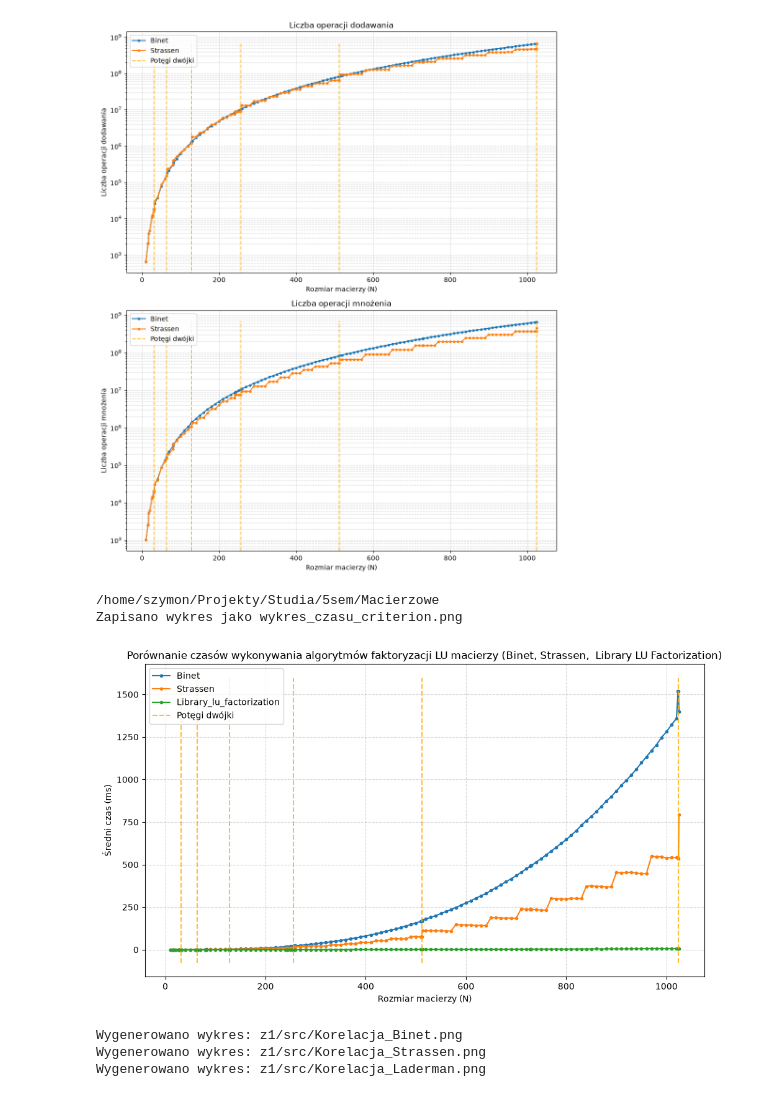
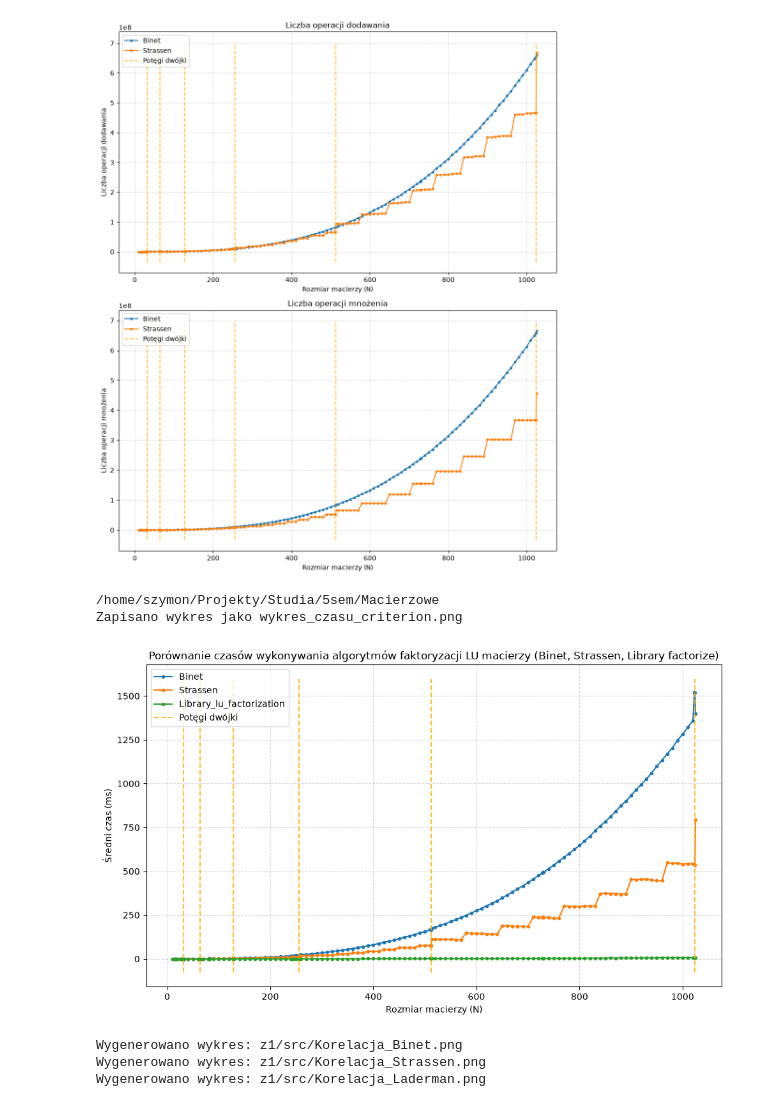
Before and after one commit to Szymbuk/Algorytmy_Macierzowe, a Jupyter notebook: z2/src/result_visualization_lu.ipynb, the cells around one changed output. Cells and saved outputs as stored; diff of their text form; code cells hidden in the pictures.

Commit message:
Changed plot titles, removed unused library from toml

```diff
--- a/z2/src/result_visualization_lu.ipynb
+++ b/z2/src/result_visualization_lu.ipynb
@@ -15,36 +15,36 @@ power_of_two_sizes = [2**i for i in range(5, 11)]  # Rozmiary macierzy będące
 
 
 
 ax1.plot(binet_operation_results['Size'], binet_operation_results['Additions'], label='Binet', marker='.', linestyle='-')
 ax1.plot(strassen_operation_results['Size'], strassen_operation_results['Additions'], label='Strassen', marker='.', linestyle='-')
 ax1.vlines(power_of_two_sizes, ymin=ax1.get_ylim()[0], ymax=ax1.get_ylim()[1], colors='#FFAE00',label='Potęgi dwójki', linestyles='dashed', alpha=0.8)
 ax1.set_title('Liczba operacji dodawania')
 ax1.set_xlabel('Rozmiar macierzy (N)')
 ax1.set_ylabel('Liczba operacji dodawania')
-ax1.set_yscale('log') # Skala logarytmiczna
+# ax1.set_yscale('log') # Skala logarytmiczna
 ax1.grid(True, which="both", ls="--", alpha=0.5)
 ax1.legend()
 
 
 ax2.plot(binet_operation_results['Size'], binet_operation_results['Multiplications'], label='Binet', marker='.', linestyle='-')
 ax2.plot(strassen_operation_results['Size'], strassen_operation_results['Multiplications'], label='Strassen', marker='.', linestyle='-')
 ax2.vlines(power_of_two_sizes, ymin=ax2.get_ylim()[0], ymax=ax2.get_ylim()[1], colors='#FFAE00',label='Potęgi dwójki', linestyles='dashed', alpha=0.8)
 ax2.set_title('Liczba operacji mnożenia')
 ax2.set_xlabel('Rozmiar macierzy (N)')
 ax2.set_ylabel('Liczba operacji mnożenia')
-ax2.set_yscale('log') # Skala logarytmiczna
+# ax2.set_yscale('log') # Skala logarytmiczna
 ax2.grid(True, which="both", ls="--", alpha=0.5)
 ax2.legend()
 
 
 
 
 
 plt.tight_layout()
 plt.savefig('plots/liczba_operacji_lu.png', dpi=300) # Zapis do pliku w wysokiej rozdzielczości
 plt.show()
 # %% [output]
-[figure, old version]
+[figure, new version]
 # %%
 from pathlib import Path
 
@@ -99,7 +99,7 @@ ax = plt.gca()
 
 plt.vlines(power_of_two_sizes, ymin=ax.get_ylim()[0], ymax=ax.get_ylim()[1], colors='#FFAE00',label='Potęgi dwójki', linestyles='dashed', alpha=0.8)
 #plt.yscale('log') # Skala logarytmiczna dla osi Y pokaże uskoki
-plt.title('Porównanie czasów wykonywania algorytmów faktoryzacji LU macierzy (Binet, Strassen,  Library LU Factorization)')
+plt.title('Porównanie czasów wykonywania algorytmów faktoryzacji LU macierzy (Binet, Strassen, Library factorize)')
 plt.xlabel('Rozmiar macierzy (N)')
 plt.ylabel('Średni czas (ms)')
 plt.legend()
@@ -111,7 +111,7 @@ plt.show()
 # %% [output]
 /home/szymon/Projekty/Studia/5sem/Macierzowe
 Zapisano wykres jako wykres_czasu_criterion.png
-[figure, old version]
+[figure, new version]
 # %%
 # 1. Wczytanie tabeli z czasami (wygenerowanej z JSON-ów Criteriona)
 df_czas = df
```
Also changed, not shown: 2 other files.
